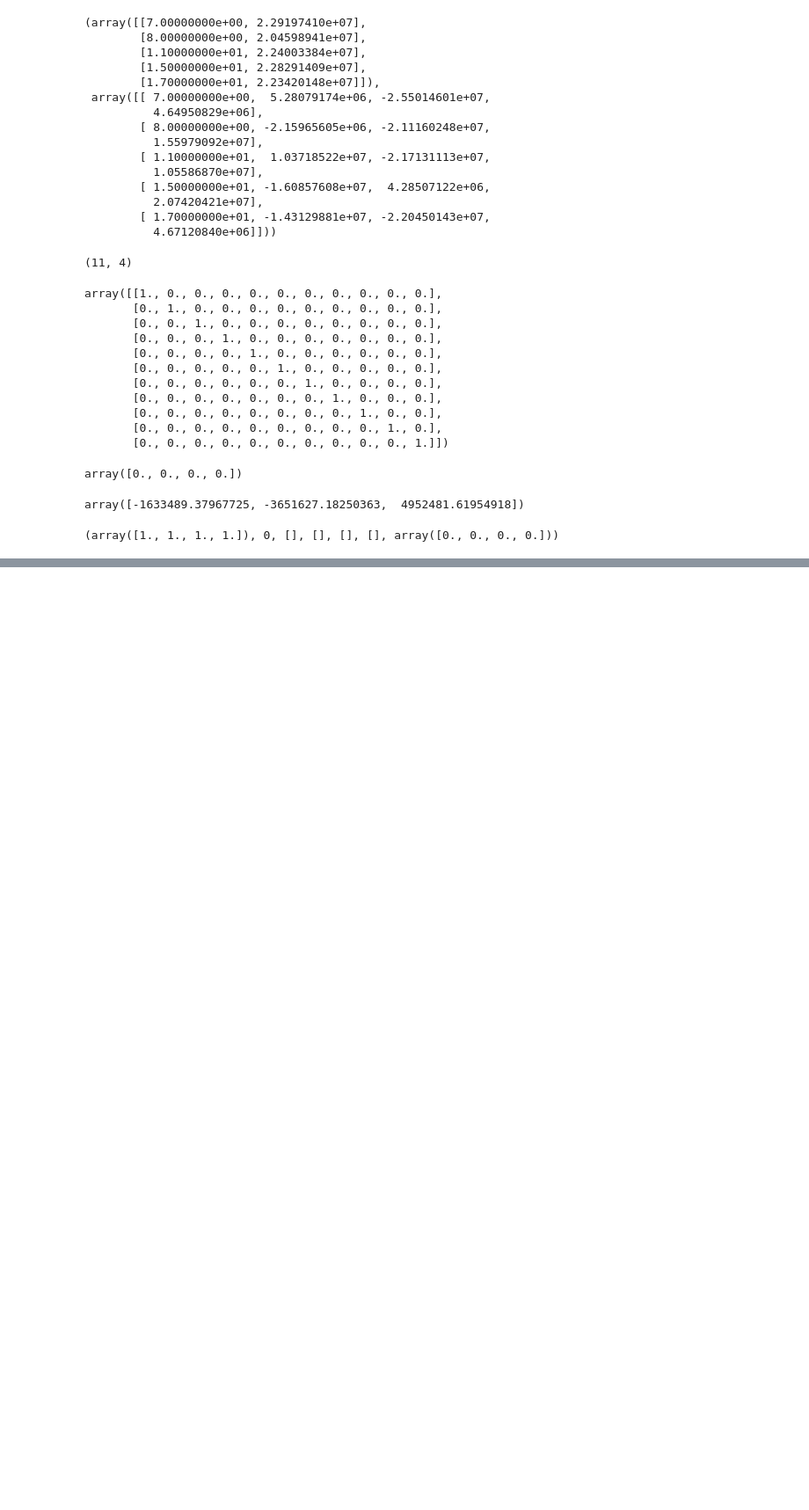
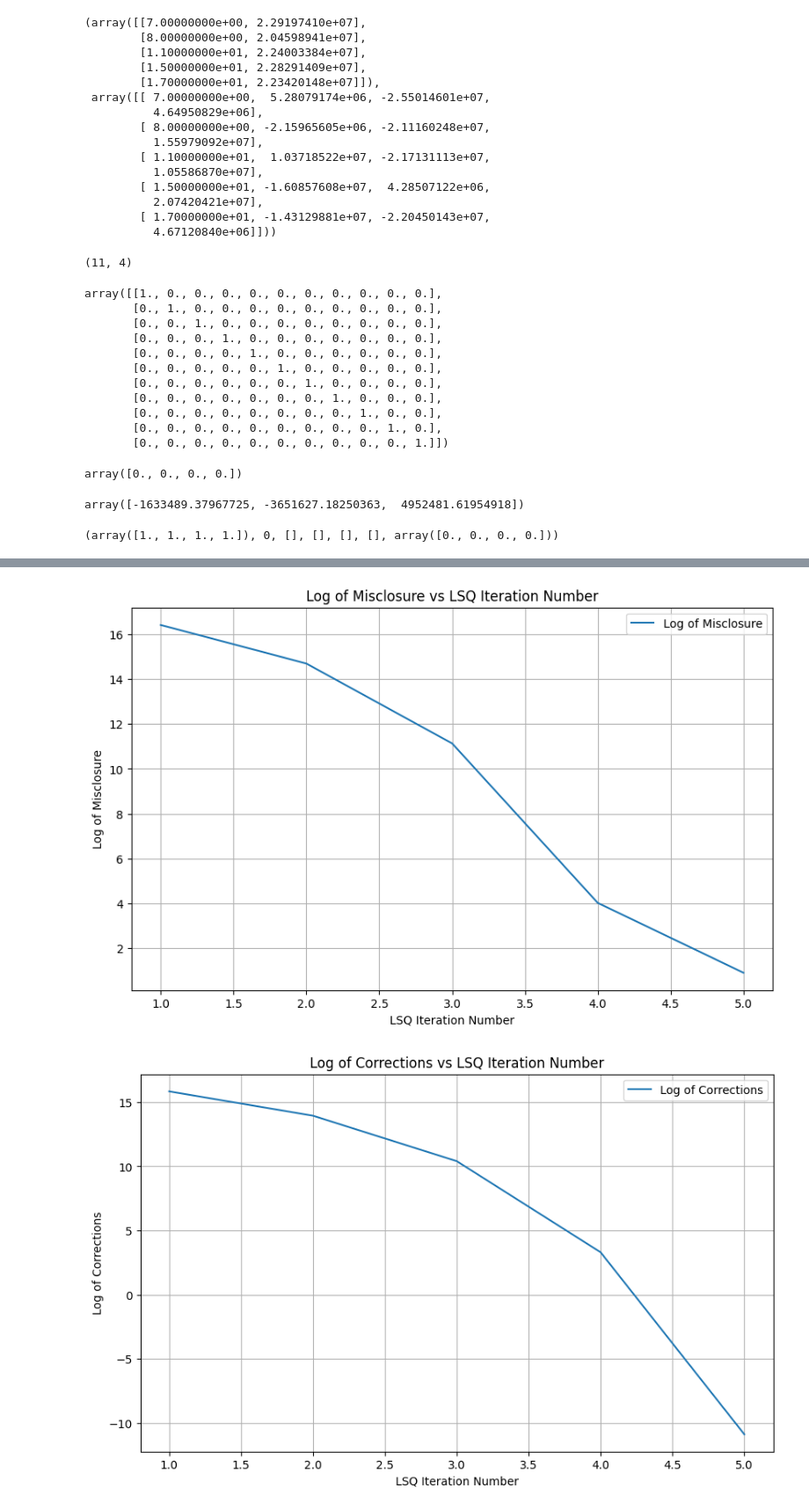
Before and after one commit to Deep-nav-auto-lab/engg680_2024_fall, a Jupyter notebook: Lab_assignment2/Assignment2.ipynb, the cells around one changed output, grey strips where cells are left out. Shown at 88% size. Cells and saved outputs as stored; diff of their text form; code cells hidden in the pictures; blank space fills up the shorter version.

```diff
--- a/Lab_assignment2/Assignment2.ipynb
+++ b/Lab_assignment2/Assignment2.ipynb
@@ -472,7 +470,25 @@ array([ 3.74165739,  8.77496439, 13.92838828])
 # the function should return an two-dimensional array which represents the design matrix A
 # (2 marks)
 def design_matrix(r_pos, s_pos, rho):
-  #...
+  '''
+  Args:
+      r_pos: Receiver position [xr, yr, zr, clock bias]
+      s_pos: Satellite positions [xs, ys, zs]
+      rho: Geometric distance between satellite and receiver
+  Returns:
+      A: Design matrix
+  '''
+  num_satellites = s_pos.shape[0]
+  A = np.zeros((num_satellites, 4))
+  for i in range(num_satellites):
+      dx = s_pos[i, 0] - r_pos[0]
+      dy = s_pos[i, 1] - r_pos[1]
+      dz = s_pos[i, 2] - r_pos[2]
+      geometric_range =rho[i]
+      A[i, 0] = -dx / geometric_range
+      A[i, 1] = -dy / geometric_range
+      A[i, 2] = -dz / geometric_range
+      A[i, 3] = 1
   return A
 # %%
 # step 9
@@ -554,14 +604,39 @@ after the LSE convergence to the console.
 # %%
 # step 12
 # Using the imported matplotlib, plot the following (3 marks in total). Make sure to include proper axes information, legend, grid lines and title.
-
+import matplotlib.pyplot as plt
 # 1. Plot log of the misclosure w against the LSQ iteration number i
 # (1 marks)
-
+plt.figure(figsize=(10, 6))
+plt.plot(arr_i, arr_w, label = 'Log of Misclosure')
+plt.title('Log of Misclosure vs LSQ Iteration Number')
+plt.xlabel('LSQ Iteration Number')
+plt.ylabel('Log of Misclosure')
+plt.grid(True)
+plt.legend()
+plt.show()
 
 # 2. Plot log of the corrections delta against the LSQ iteration number i
 # (1 marks)
-
+plt.figure(figsize = (10,6))
+plt.plot(arr_i, arr_delta, label = 'Log of Corrections')
+plt.title('Log of Corrections vs LSQ Iteration Number')
+plt.xlabel('LSQ Iteration Number')
+plt.ylabel('Log of Corrections')
+plt.grid(True)
+plt.legend()
+plt.show()
 
 # 3. Plot log of the 3D position errors against the LSQ iteration number i
 # (1 marks)
+plt.figure(figsize=(10,6))
+plt.plot(arr_i, arr_err_pos, label = 'Log of 3D Position erros')
+plt.title('Log of 3D Position erros vs LSQ Iteration Number')
+plt.xlabel('LSQ Iteration Number')
+plt.ylabel('Log of 3D Position Errors')
+plt.grid(True)
+plt.legend()
+plt.show()
+# %% [output]
+[figure, added]
+[figure, added]
```
Also changed, not shown: parts of 10 cells of this notebook.
